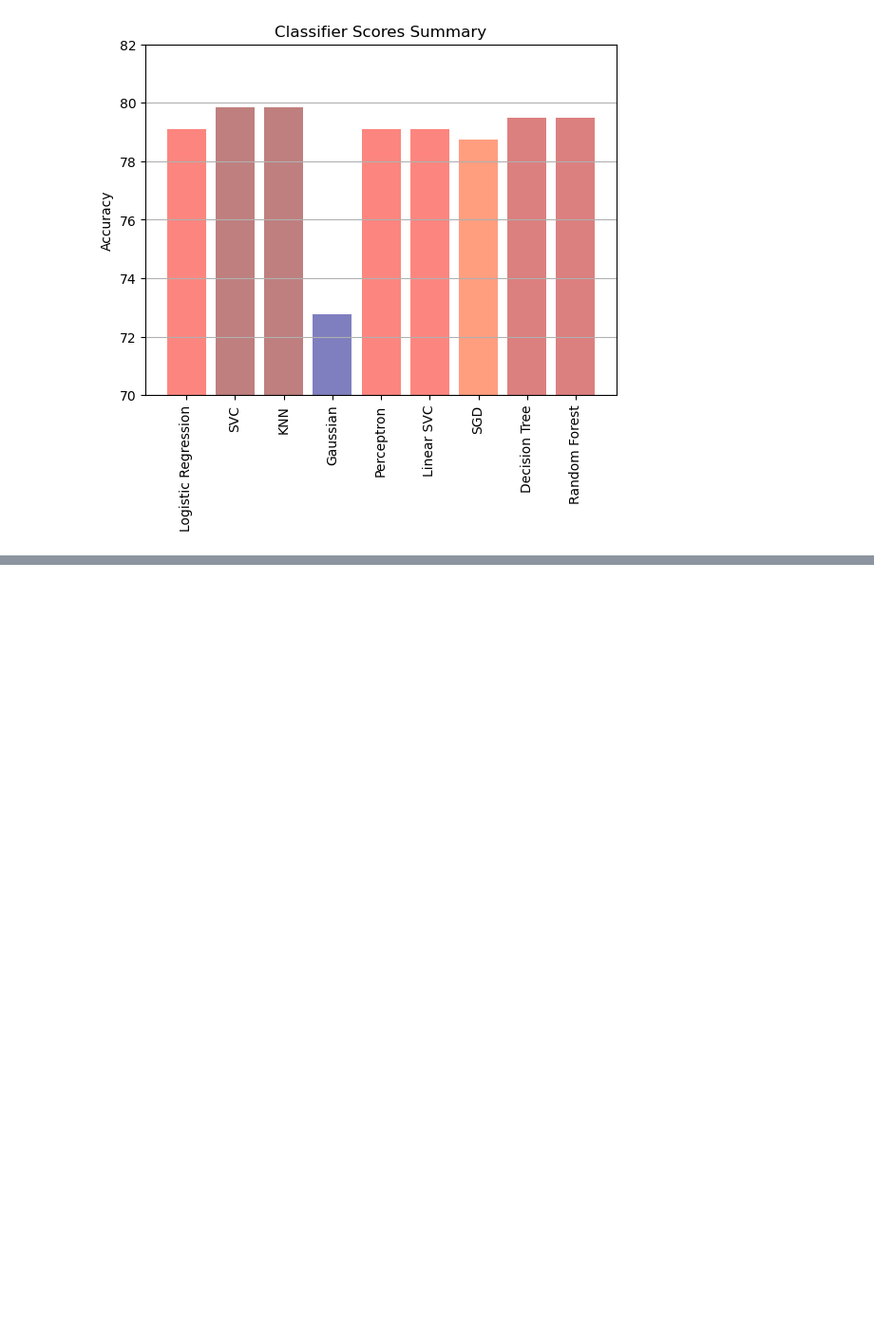
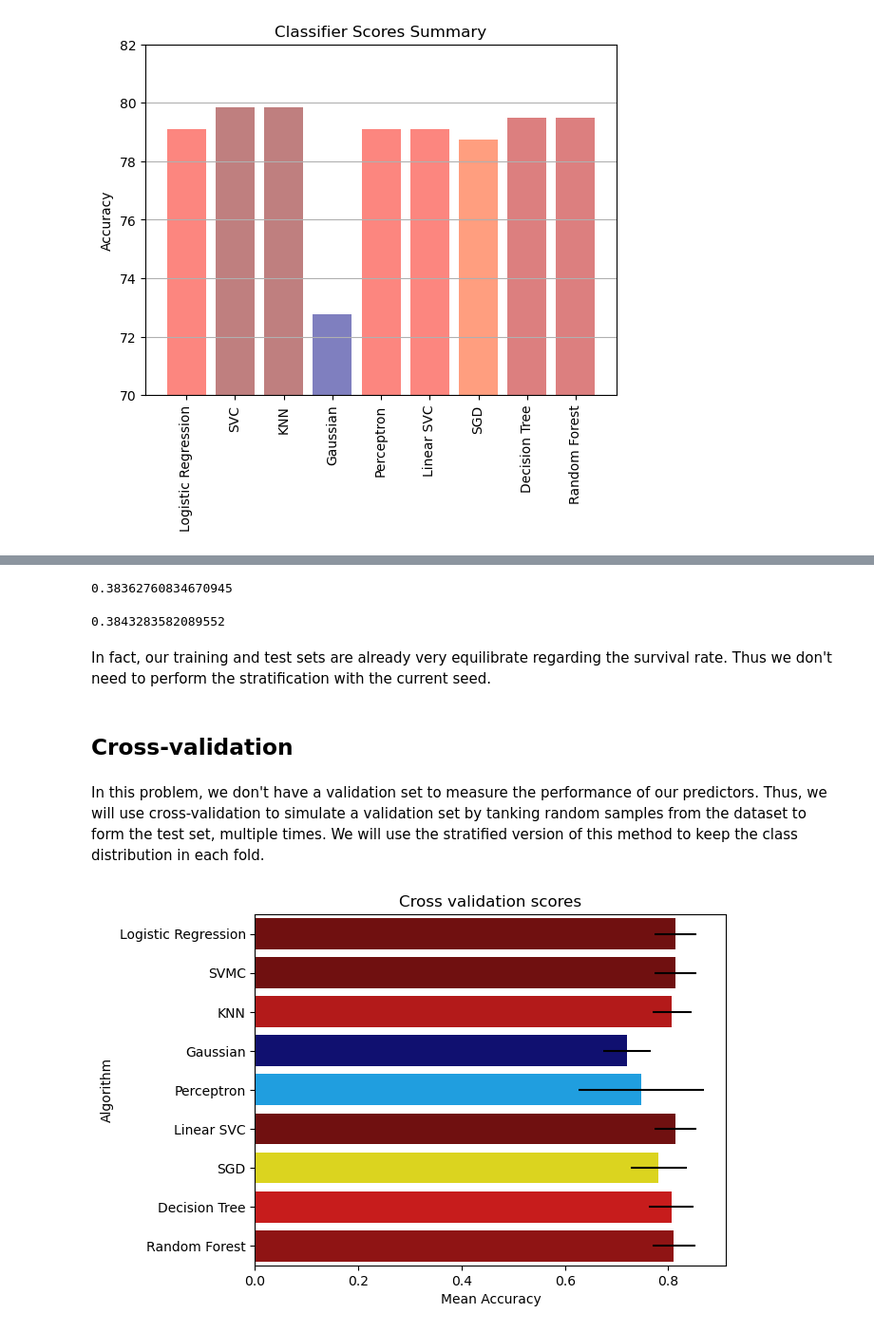
Before and after one commit to FrankLloyd83/kaggle_titanic, a Jupyter notebook: titanic.ipynb, the cells around one changed output, grey strips where cells are left out. Shown at 95% size. Saved outputs shown, nothing was run; the diff lists cells and outputs as text; code cells hidden in the pictures; blank space fills up the shorter version.

```diff
--- a/titanic.ipynb
+++ b/titanic.ipynb
@@ -1164,0 +1165,56 @@ Except the Gaussian classifier, every model gives an accuracy score between 78 a
+# %%
+y_train.sum()/len(y_train)
+# %% [output]
+0.38362760834670945
+# %%
+y_test.sum()/len(y_test)
+# %% [output]
+0.3843283582089552
+# %% [markdown]
+In fact, our training and test sets are already very equilibrate regarding the survival rate. Thus we don't need to perform the stratification with the current seed.
+# %% [markdown]
+## Cross-validation
+# %% [markdown]
+In this problem, we don't have a validation set to measure the performance of our predictors. Thus, we will use cross-validation to simulate a validation set by tanking random samples from the dataset to form the test set, multiple times. We will use the stratified version of this method to keep the class distribution in each fold.
+# %%
+# Cross validate model with Kfold stratified cross validation
+from sklearn.model_selection import StratifiedKFold, cross_val_score
+kfold = StratifiedKFold(n_splits=10)
+# Modeling step Test differents algorithms
+random_state = 26
+
+classifiers = []
+classifiers.append(LogisticRegression(random_state=random_state))
+classifiers.append(SVC(random_state=random_state))
+classifiers.append(KNeighborsClassifier())
+classifiers.append(GaussianNB())
+classifiers.append(Perceptron(random_state=random_state))
+classifiers.append(LinearSVC(random_state=random_state))
+classifiers.append(SGDClassifier(random_state=random_state))
+classifiers.append(DecisionTreeClassifier(random_state=random_state))
+classifiers.append(RandomForestClassifier(random_state=random_state))
+
+cv_results = []
+for classifier in classifiers:
+    cv_results.append(cross_val_score(classifier, X_train,
+                      y=y_train, scoring="accuracy", cv=kfold, n_jobs=4))
+
+cv_means = []
+cv_std = []
+for cv_result in cv_results:
+    cv_means.append(cv_result.mean())
+    cv_std.append(cv_result.std())
+
+cv_res = pd.DataFrame({"CrossValMeans": cv_means, "CrossValerrors": cv_std,
+                       "Algorithm": ['Logistic Regression', 'SVMC',  'KNN',
+                                     'Gaussian', 'Perceptron', 'Linear SVC', 'SGD',
+                                     'Decision Tree', 'Random Forest']})
+color_map = cm.get_cmap('jet')
+norm = Normalize(vmin=min(cv_means), vmax=max(cv_means))
+
+g = sns.barplot("CrossValMeans", "Algorithm", data=cv_res,
+                palette=color_map(norm(cv_means)), orient="h", **{'xerr': cv_std})
+g.set_xlabel("Mean Accuracy")
+g = g.set_title("Cross validation scores")
+# %% [output]
+[figure, added]
```
Also changed, not shown: parts of 16 cells of this notebook.
